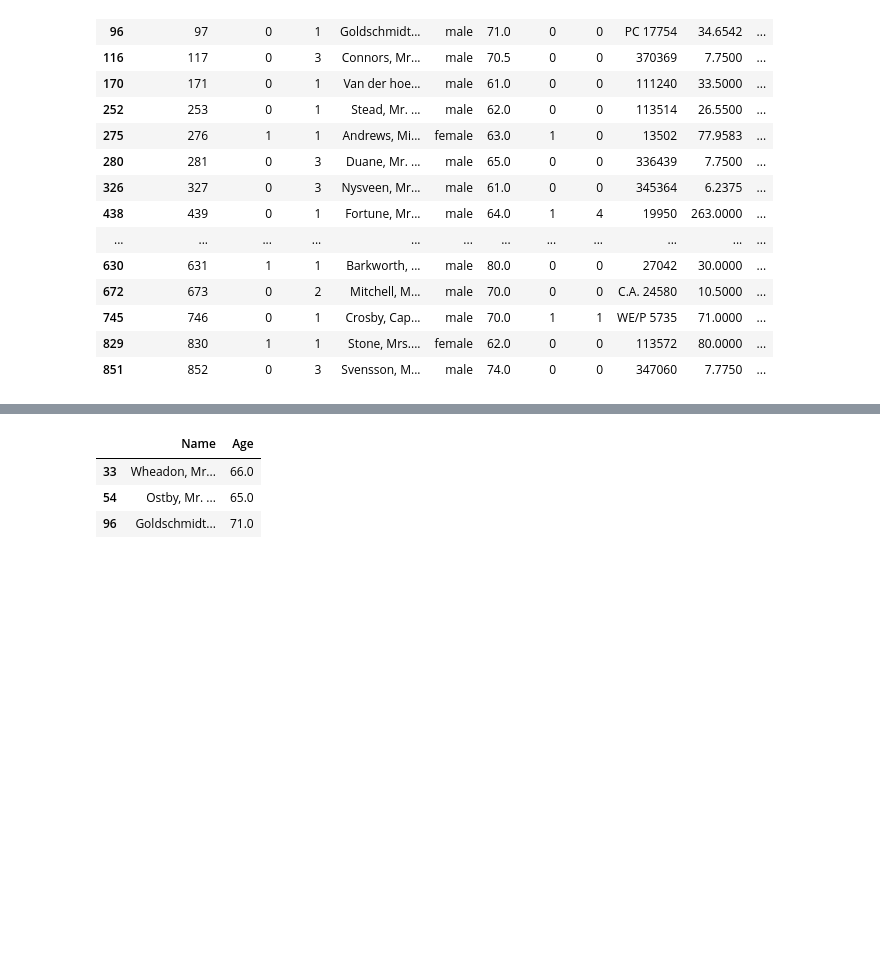
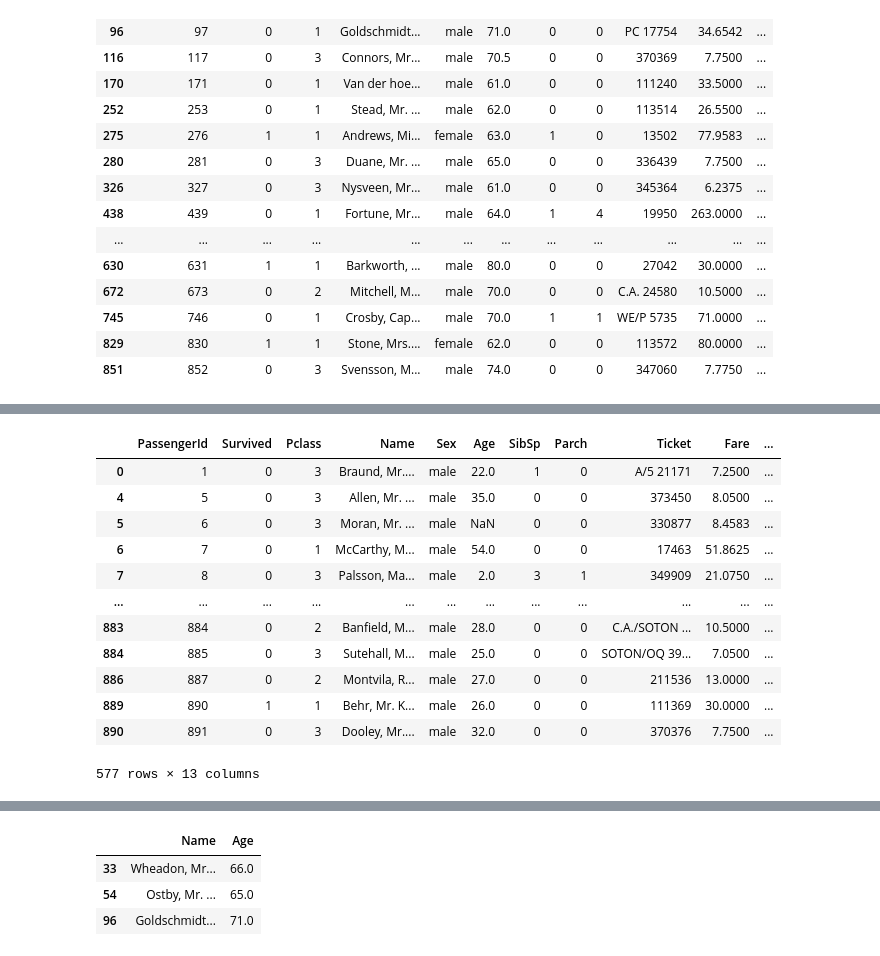
Before and after one commit to 0lhyejin129/BigdataAndNLP, a Jupyter notebook: 02. Data tpyes, Numpy and Pandas/1.4 pandas.ipynb, the cells around one changed output, grey strips where cells are left out. Drawn from its saved outputs; the diff is of its cells as text; code cells hidden in the pictures; blank space fills up the shorter version.

```diff
--- a/02. Data tpyes, Numpy and Pandas/1.4 pandas.ipynb
+++ b/02. Data tpyes, Numpy and Pandas/1.4 pandas.ipynb
@@ -668,0 +714,2 @@ titanic_boolean
+# %%
+titanic_df['new_age'] = 0
@@ -668,0 +731,16 @@ titanic_boolean
+# %%
+titanic_df[titanic_df['Sex']=='male'] #all
+# %% [output]
+|  | PassengerId | Survived | Pclass | Name | Sex | Age | SibSp | Parch | Ticket | Fare | ... |
+| 0 | 1 | 0 | 3 | Braund, Mr.... | male | 22.0 | 1 | 0 | A/5 21171 | 7.2500 | ... |
+| 4 | 5 | 0 | 3 | Allen, Mr. ... | male | 35.0 | 0 | 0 | 373450 | 8.0500 | ... |
+| 5 | 6 | 0 | 3 | Moran, Mr. ... | male | NaN | 0 | 0 | 330877 | 8.4583 | ... |
+| 6 | 7 | 0 | 1 | McCarthy, M... | male | 54.0 | 0 | 0 | 17463 | 51.8625 | ... |
+| 7 | 8 | 0 | 3 | Palsson, Ma... | male | 2.0 | 3 | 1 | 349909 | 21.0750 | ... |
+| ... | ... | ... | ... | ... | ... | ... | ... | ... | ... | ... | ... |
+| 883 | 884 | 0 | 2 | Banfield, M... | male | 28.0 | 0 | 0 | C.A./SOTON ... | 10.5000 | ... |
+| 884 | 885 | 0 | 3 | Sutehall, M... | male | 25.0 | 0 | 0 | SOTON/OQ 39... | 7.0500 | ... |
+| 886 | 887 | 0 | 2 | Montvila, R... | male | 27.0 | 0 | 0 | 211536 | 13.0000 | ... |
+| 889 | 890 | 1 | 1 | Behr, Mr. K... | male | 26.0 | 0 | 0 | 111369 | 30.0000 | ... |
+| 890 | 891 | 0 | 3 | Dooley, Mr.... | male | 32.0 | 0 | 0 | 370376 | 7.7500 | ... |
+577 rows × 13 columns
```
Also changed, not shown: parts of 32 cells of this notebook.
